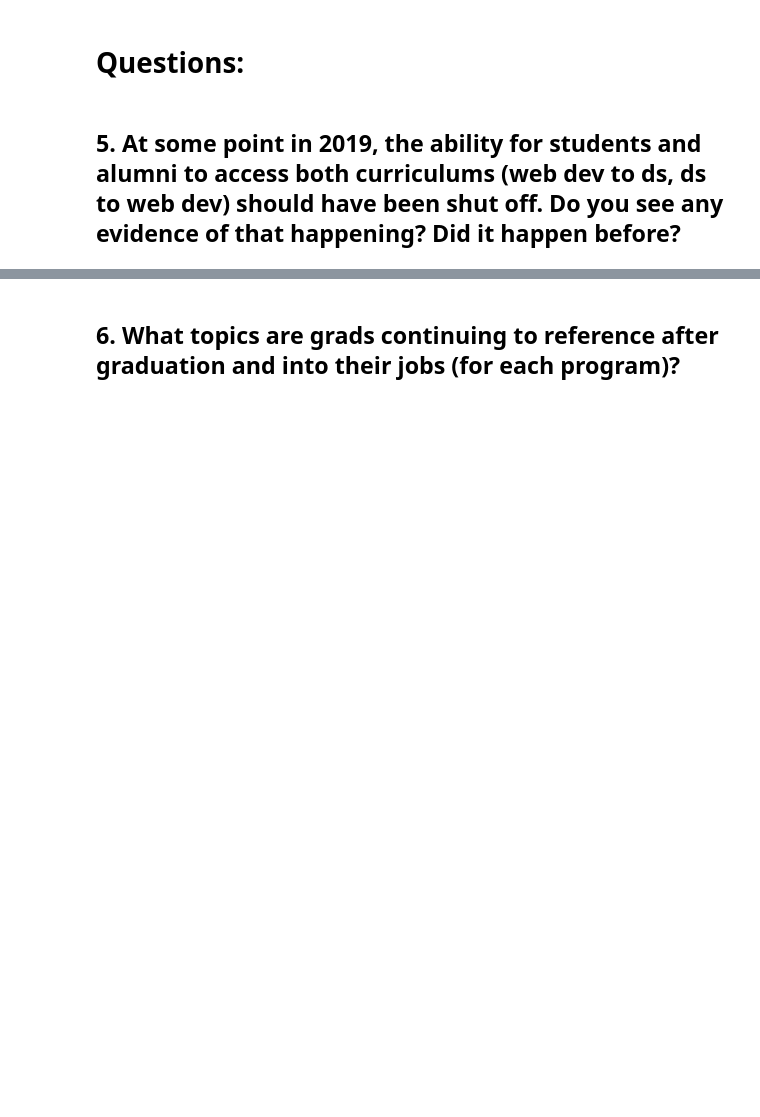
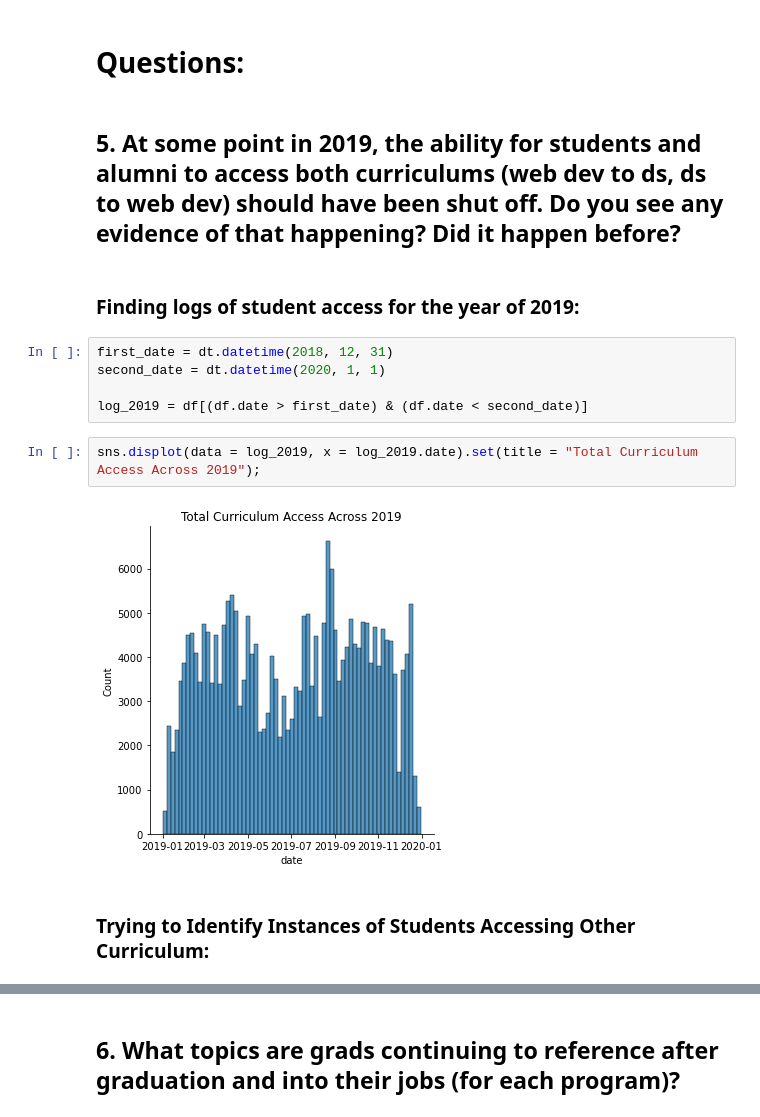
Before and after one commit to greg-paige-kayla-lincoln/anomaly_detection_project, a Jupyter notebook: greg_scratchpad.ipynb, the cells around one changed output, grey strips where cells are left out. Drawn from its saved outputs; the diff is of its cells as text; blank space fills up the shorter version.

```diff
--- a/greg_scratchpad.ipynb
+++ b/greg_scratchpad.ipynb
@@ -60,3 +78,16 @@ TypeError: unsupported operand type(s) for &: 'int' and 'str'
 # Questions:
 # %% [markdown]
 ## 5. At some point in 2019, the ability for students and alumni to access both curriculums (web dev to ds, ds to web dev) should have been shut off. Do you see any evidence of that happening? Did it happen before?
+# %% [markdown]
+### Finding logs of student access for the year of 2019:
+# %%
+first_date = dt.datetime(2018, 12, 31)
+second_date = dt.datetime(2020, 1, 1)
+
+log_2019 = df[(df.date > first_date) & (df.date < second_date)]
+# %%
+sns.displot(data = log_2019, x = log_2019.date).set(title = "Total Curriculum Access Across 2019");
+# %% [output]
+[figure, added]
+# %% [markdown]
+### Trying to Identify Instances of Students Accessing Other Curriculum:
```
Also changed, not shown: parts of 21 cells of this notebook.
